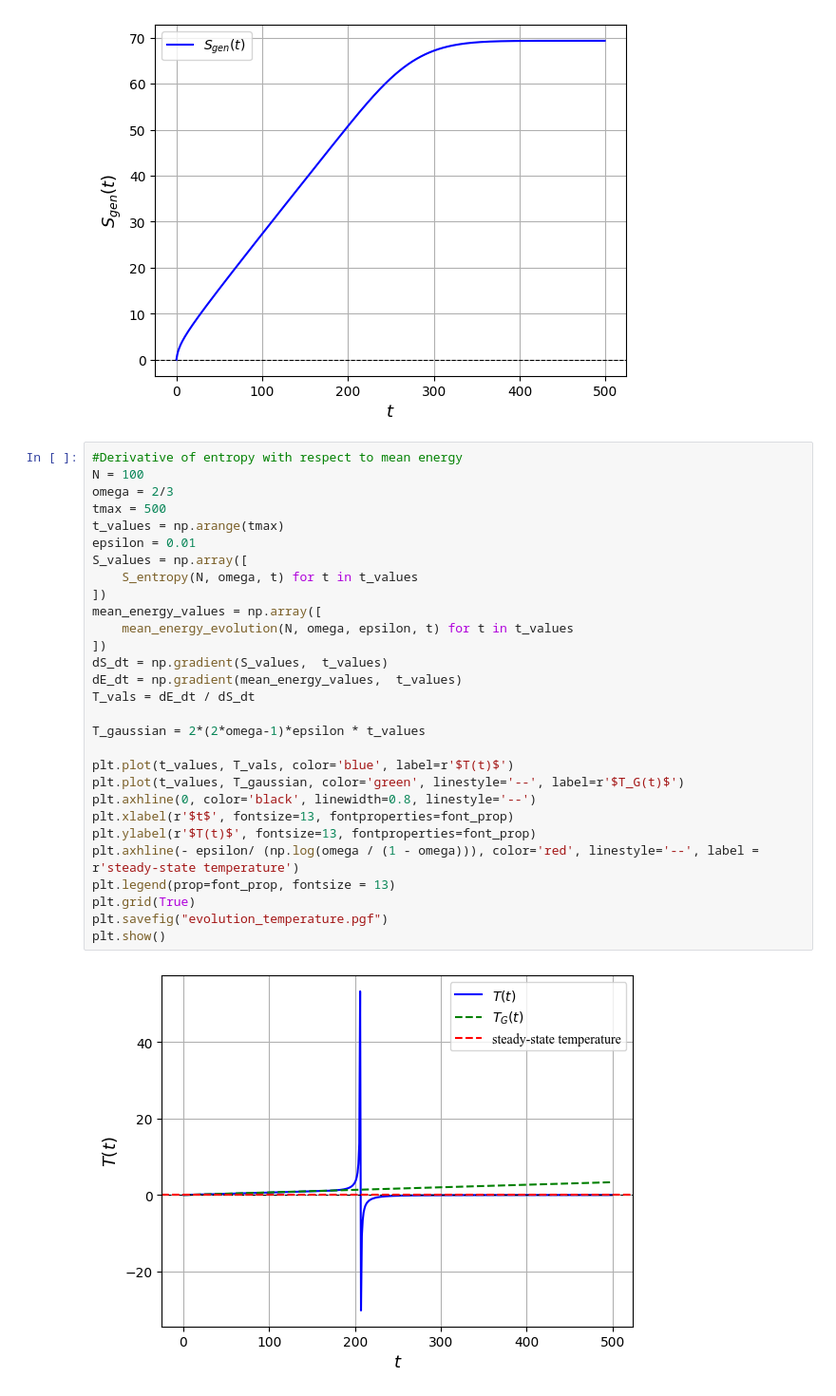
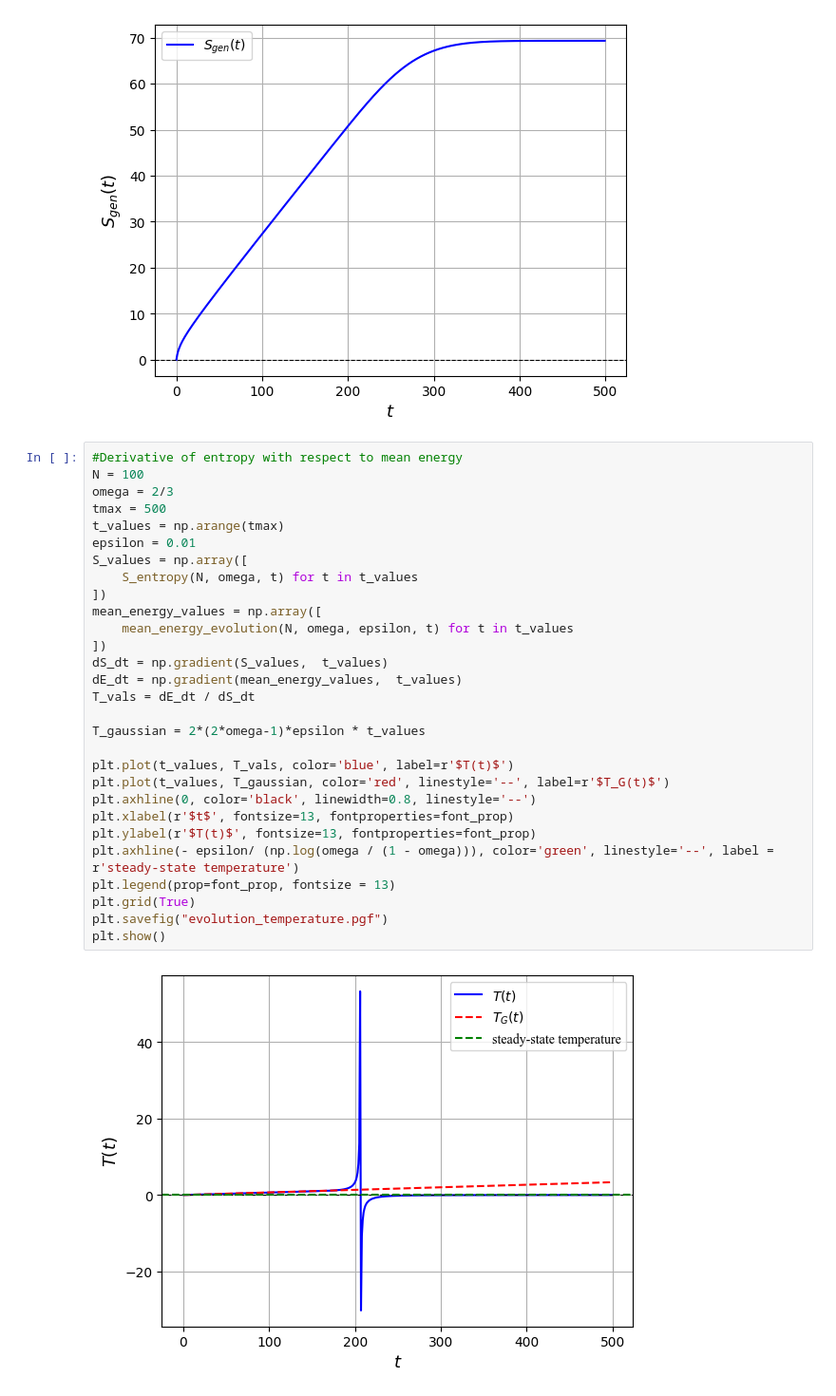
Before and after one commit to pedrolinckm/OQW-Thermodynamics, a Jupyter notebook: thermodynamics_oqw.ipynb, the cells around one changed output. Shown at 95% size. Saved outputs shown, nothing was run; the diff lists cells and outputs as text.

```diff
--- a/thermodynamics_oqw.ipynb
+++ b/thermodynamics_oqw.ipynb
@@ -647,31 +647,31 @@ plt.show()
 # %%
 #Derivative of entropy with respect to mean energy
 N = 100
 omega = 2/3
 tmax = 500
 t_values = np.arange(tmax)
 epsilon = 0.01
 S_values = np.array([
     S_entropy(N, omega, t) for t in t_values
 ])
 mean_energy_values = np.array([
     mean_energy_evolution(N, omega, epsilon, t) for t in t_values
 ])
 dS_dt = np.gradient(S_values,  t_values)
 dE_dt = np.gradient(mean_energy_values,  t_values)
 T_vals = dE_dt / dS_dt
 
 T_gaussian = 2*(2*omega-1)*epsilon * t_values
 
 plt.plot(t_values, T_vals, color='blue', label=r'$T(t)$')
-plt.plot(t_values, T_gaussian, color='green', linestyle='--', label=r'$T_G(t)$')
+plt.plot(t_values, T_gaussian, color='red', linestyle='--', label=r'$T_G(t)$')
 plt.axhline(0, color='black', linewidth=0.8, linestyle='--')
 plt.xlabel(r'$t$', fontsize=13, fontproperties=font_prop)
 plt.ylabel(r'$T(t)$', fontsize=13, fontproperties=font_prop)
-plt.axhline(- epsilon/ (np.log(omega / (1 - omega))), color='red', linestyle='--', label = r'steady-state temperature')
+plt.axhline(- epsilon/ (np.log(omega / (1 - omega))), color='green', linestyle='--', label = r'steady-state temperature')
 plt.legend(prop=font_prop, fontsize = 13)
 plt.grid(True)
 plt.savefig("evolution_temperature.pgf")
 plt.show()
 # %% [output]
-[figure, old version]
+[figure, new version]
```
Also changed, not shown: 1 other file.
